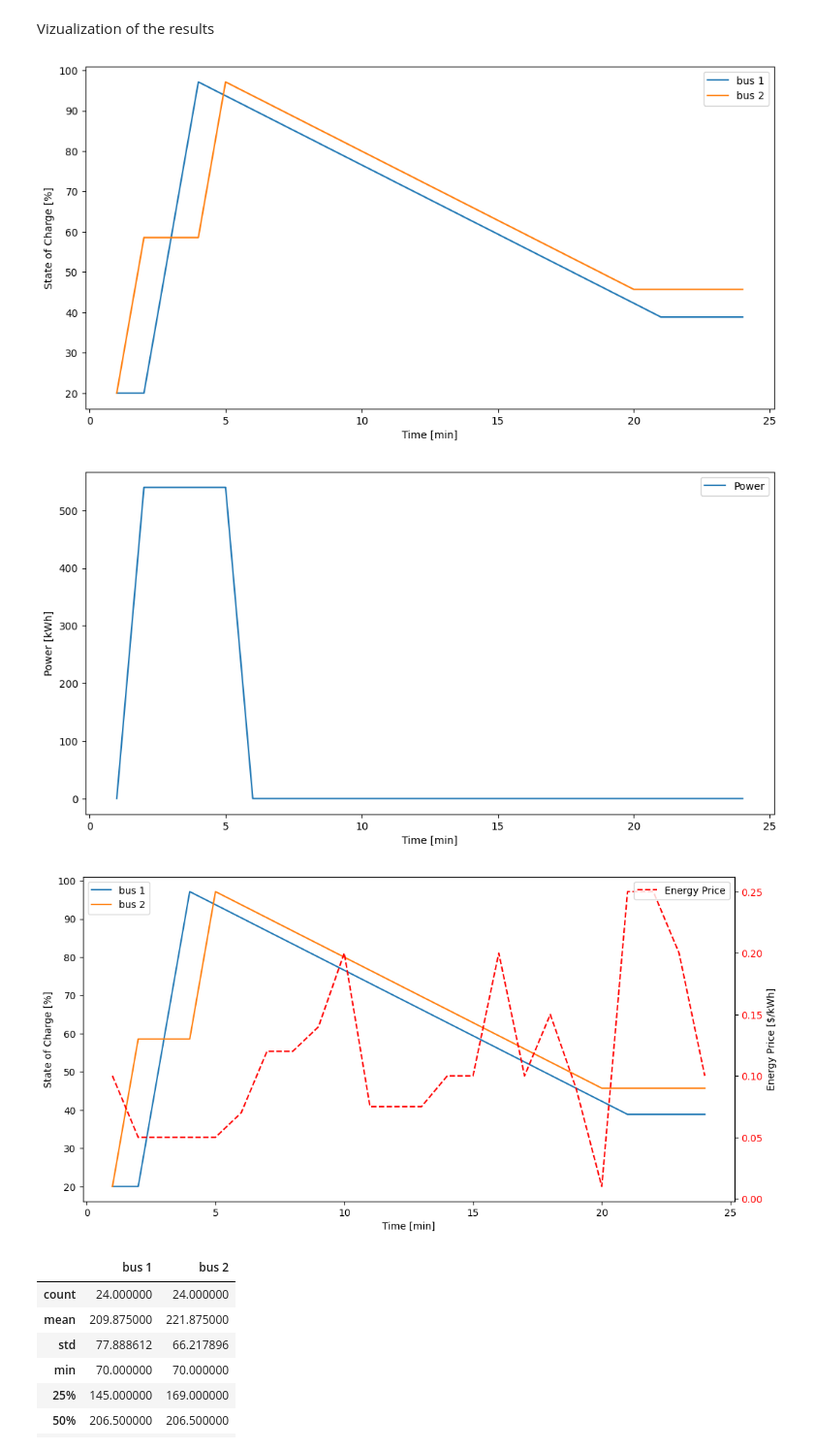
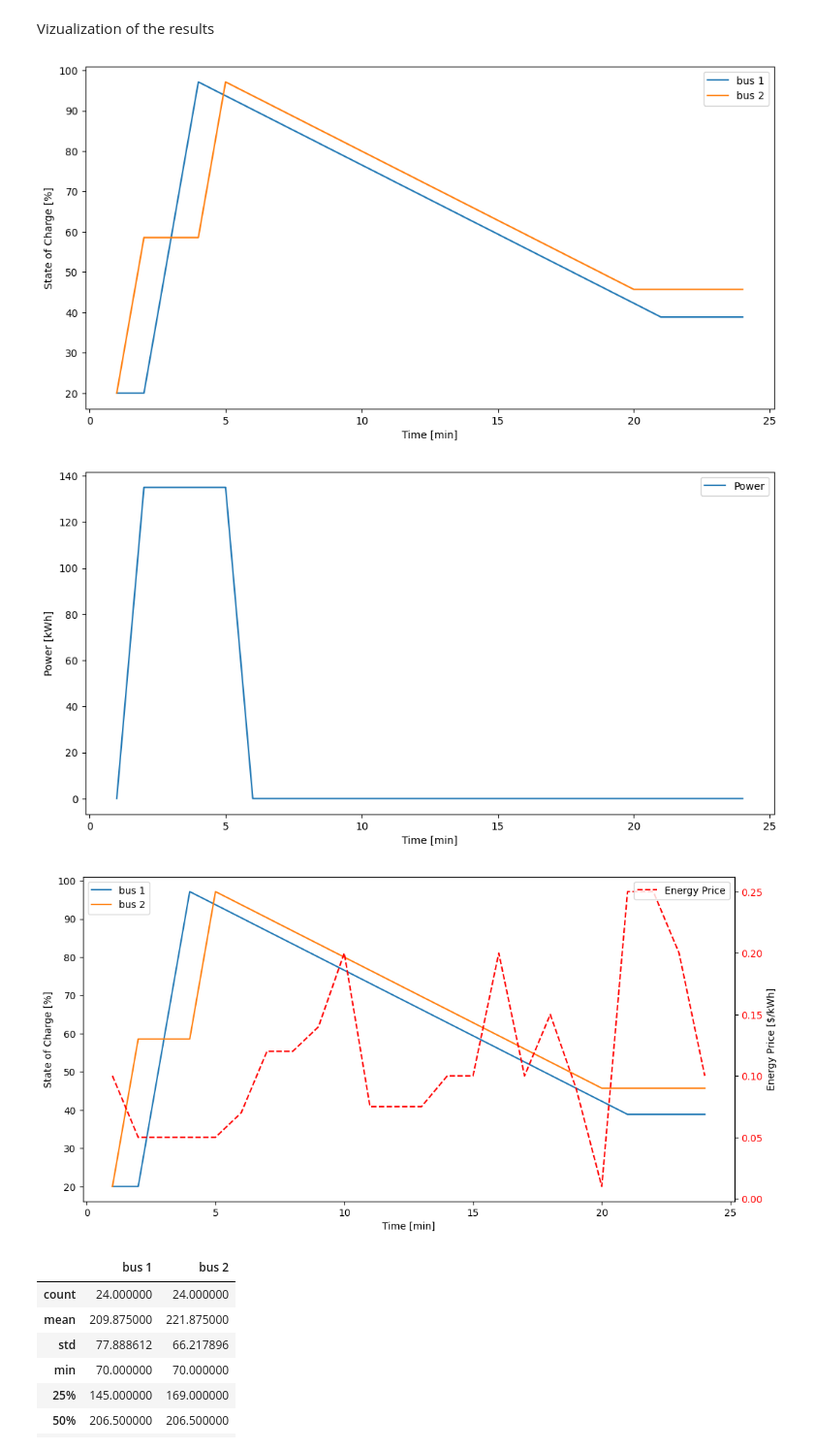
Before and after one commit to jmanzolli/VPPC-2024-Tutorial, a Jupyter notebook: 1_opt.ipynb, the cells around one changed output. Shown: that part at 97% size. Cells and saved outputs as stored; diff of their text form; code cells hidden in the pictures.

```diff
--- a/1_opt.ipynb
+++ b/1_opt.ipynb
@@ -241,12 +241,12 @@ def plot_energy(K,T,e):
     plt.ylabel('State of Charge [%]')
     return Energy, Energy_perc
 
-def plot_power(T,w):
+def plot_power(T,w, delta_t):
     transac_list = []
     for t in T:
         value = pyo.value(w[t])
         transac_list.append(value)
-    Power = pd.DataFrame(transac_list, index=T, columns=['Power'])*4
+    Power = pd.DataFrame(transac_list, index=T, columns=['Power'])/delta_t
     Power.plot(figsize=(12,6))
     plt.xlabel('Time [min]')
     plt.ylabel('Power [kWh]')
@@ -301,11 +301,11 @@ def plot_energy_and_price(K, T, e, energy_prices):
 Vizualization of the results
 # %%
 energy, energy_perc = plot_energy(model.K,model.T,model.e)
-power = plot_power(model.T,model.w_buy)
+power = plot_power(model.T,model.w_buy, delta_t)
 plot_energy_and_price(model.K,model.T,model.e,P)
 # %% [output]
 [figure]
-[figure, old version]
+[figure, new version]
 [figure]
 # %%
 energy.describe()
```
Also changed, not shown: parts of 5 cells of this notebook, 1 other file.
